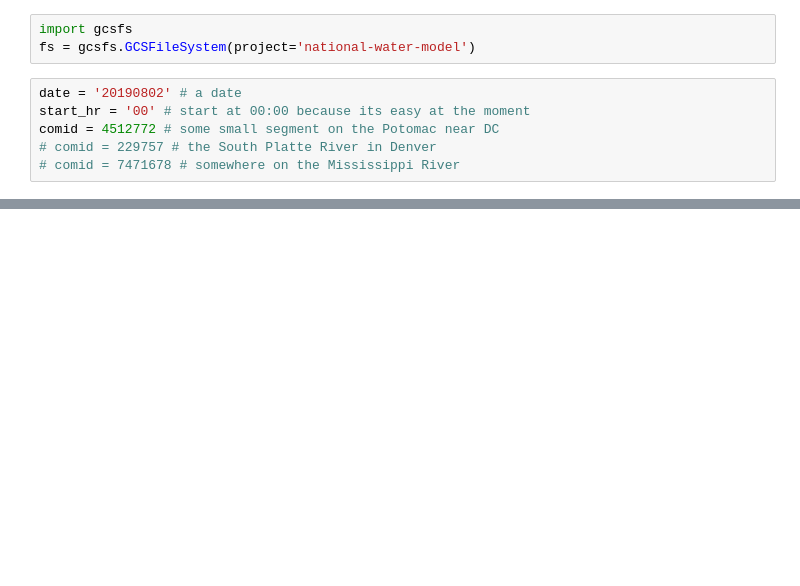
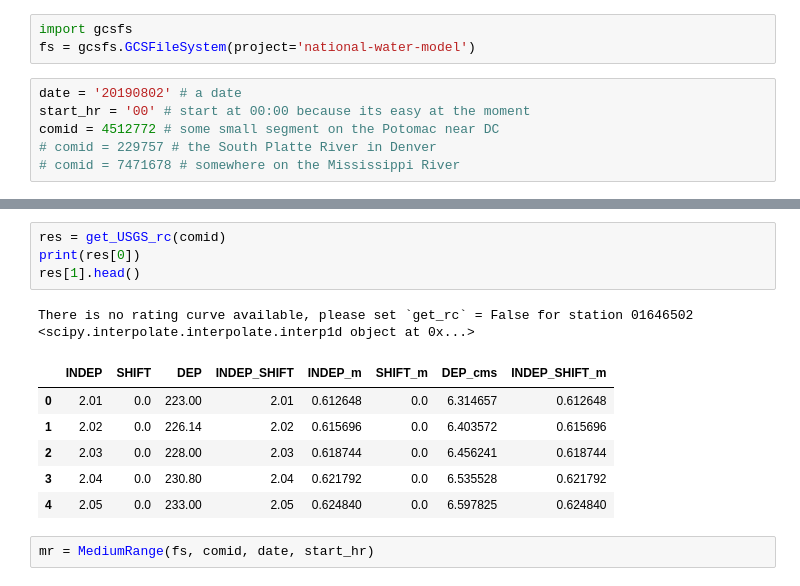
Before and after one commit to Dewberry/fcast, a Jupyter notebook: notebooks/NWM_classes-Dev.ipynb, the cells around one changed output, grey strips where cells are left out. Cells and saved outputs as stored; diff of their text form; blank space fills up the shorter version.

```diff
--- a/notebooks/NWM_classes-Dev.ipynb
+++ b/notebooks/NWM_classes-Dev.ipynb
@@ -22,0 +28,15 @@ numpy.datetime64('2019-08-02T00:00:00.000000000')
+# %%
+res = get_USGS_rc(comid)
+print(res[0])
+res[1].head()
+# %% [output]
+There is no rating curve available, please set `get_rc` = False for station 01646502
+<scipy.interpolate.interpolate.interp1d object at 0x...>
+|  | INDEP | SHIFT | DEP | INDEP_SHIFT | INDEP_m | SHIFT_m | DEP_cms | INDEP_SHIFT_m |
+| 0 | 2.01 | 0.0 | 223.00 | 2.01 | 0.612648 | 0.0 | 6.314657 | 0.612648 |
+| 1 | 2.02 | 0.0 | 226.14 | 2.02 | 0.615696 | 0.0 | 6.403572 | 0.615696 |
+| 2 | 2.03 | 0.0 | 228.00 | 2.03 | 0.618744 | 0.0 | 6.456241 | 0.618744 |
+| 3 | 2.04 | 0.0 | 230.80 | 2.04 | 0.621792 | 0.0 | 6.535528 | 0.621792 |
+| 4 | 2.05 | 0.0 | 233.00 | 2.05 | 0.624840 | 0.0 | 6.597825 | 0.624840 |
+# %%
+mr = MediumRange(fs, comid, date, start_hr)
```
Also changed, not shown: parts of 11 cells of this notebook, 4 other files.
